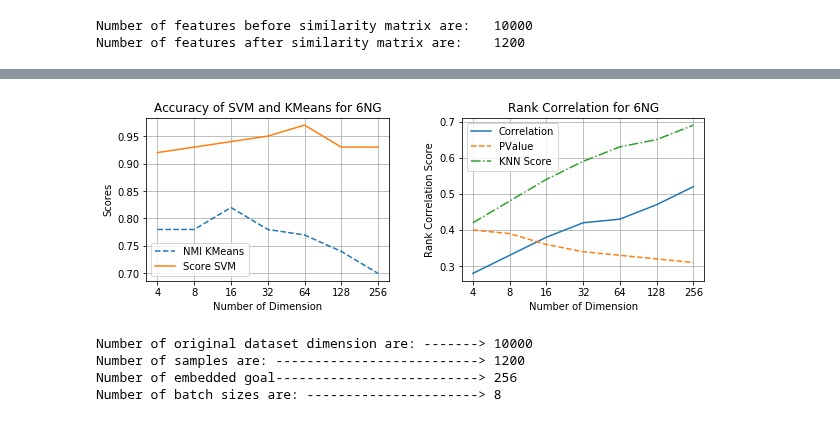
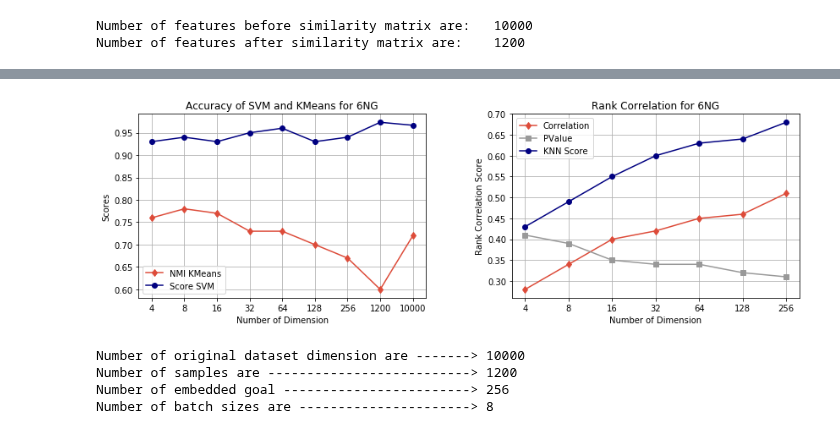
Before and after one commit to saman-nia/Deep-Learning-for-Dimensionality-Reduction, a Jupyter notebook: Text Documents Dimensionality Reduction/K_dimensions.ipynb, the cells around one changed output, grey strips where cells are left out. Saved outputs shown, nothing was run; the diff lists cells and outputs as text; code cells hidden in the pictures.

Commit message:
Train Model with Different Dimensions

```diff
--- a/Text Documents Dimensionality Reduction/K_dimensions.ipynb
+++ b/Text Documents Dimensionality Reduction/K_dimensions.ipynb
@@ -425,7 +414,7 @@ beta1 = 0.9 #-------------------------------------- Decay rate 1.
 beta2 = 0.99 #------------------------------------- Decay rate 2
 learning_rate = 0.001 #---------------------------- Learning rate.
 n_batch = 8  #------------------------------------- Number of selection data in per step.
-epochs = 40 # ------------------------------------- Number of Epochs.
+epochs = 50 # ------------------------------------- Number of Epochs.
 n_interior = n_input // n_batch
 # %%
 n_embedded_code = [4, 8, 16, 32, 64, 128, 256]
@@ -501,36 +497,52 @@ for i_embedded_code in tqdm(n_embedded_code):
+# %%
+_X_train, _X_test, _y_train, _y_test = train_test_split(data_set, labels_set,
+                                                        test_size=0.25, random_state=42)
+clf1 = svm.SVC(kernel='linear', C=1.0).fit(_X_train, _y_train)
+_Xtrain, _Xtest, _ytrain, _ytest = train_test_split(X_train, y_train,
+                                                    test_size=0.25, random_state=42)
+clf2 = svm.SVC(kernel='linear', C=1.0).fit(_Xtrain, _ytrain)
+accuracySM = metrics.accuracy_score(_y_test, clf1.predict(_X_test))
+accuracyML = metrics.accuracy_score(_ytest, clf2.predict(_Xtest))
+score_svm.append(accuracySM)
+score_svm.append(accuracyML)
+# %%
+pred_KMeans_sim = k_means(data_set, n_groups)
+nmi_KMeans_sim = normalized_mutual_info_score(labels_set, pred_KMeans_sim)
+NMI_step.append(round(nmi_KMeans_sim, 2))
+pred_KMeans_org = k_means(X_train, n_groups)
+nmi_KMeans_org = normalized_mutual_info_score(labels_set, pred_KMeans_org)
+NMI_step.append(round(nmi_KMeans_org, 2))
 # %%
-xi = [i for i in range(0, len(steps))]
-plt.figure(figsize=(10,3))
+plt.figure(figsize=(14,4))
 plt.subplots_adjust(wspace=0.3, hspace=0.3)
 plt.subplot(1,2,1)
-plt.plot(xi, NMI_step, linestyle='--',  label = 'NMI KMeans')
-plt.plot(xi, score_svm, linestyle='-', label = 'Score SVM')
+plt.plot(xi1, NMI_step, color='#DD4B39',  label = 'NMI KMeans', marker='d')
+plt.plot(xi1, score_svm, color='#000080', label = 'Score SVM', marker='o')
 plt.xlabel('Number of Dimension'),plt.ylabel('Scores')
 plt.title('Accuracy of SVM and KMeans for {:d}NG'.format(len(categories_lables)))
-plt.xticks(xi, steps)
+plt.xticks(xi1, steps1)
 plt.grid()
 plt.legend()
 plt.subplot(1,2,2)
-plt.plot(xi, list_rhos, linestyle='-', label ='Correlation')
-plt.plot(xi, list_pvals, linestyle='--', label ='PValue')
-plt.plot(xi, l_mean, linestyle='-.', label ='KNN Score')
+plt.plot(xi2, list_rhos, color='#DD4B39', label ='Correlation', marker='d')
+plt.plot(xi2, list_pvals, color='#999999', label ='PValue', marker='s')
+plt.plot(xi2, l_mean, color='#000080', label ='KNN Score', marker='o')
 plt.xlabel('Number of Dimension'),plt.ylabel('Rank Correlation Score')
 plt.title('Rank Correlation for {:d}NG'.format(len(categories_lables)))
-plt.xticks(xi, steps)
+plt.xticks(xi2, steps2)
 plt.grid()
 plt.legend()
-
 plt.show()
-print('\nNumber of original dataset dimension are: ------->',X_train.shape[1])
-print('Number of samples are: -------------------------->',n_input)
-print('Number of embedded goal-------------------------->',n_code)
-print('Number of batch sizes are: ---------------------->',n_batch)
+print('\nNumber of original dataset dimension are ------->',X_train.shape[1])
+print('Number of samples are -------------------------->',n_input)
+print('Number of embedded goal ------------------------>',n_code)
+print('Number of batch sizes are ---------------------->',n_batch)
 # %% [output]
-[figure, old version]
+[figure, new version]
-Number of original dataset dimension are: -------> 10000
-Number of samples are: --------------------------> 1200
-Number of embedded goal--------------------------> 256
-Number of batch sizes are: ----------------------> 8
+Number of original dataset dimension are -------> 10000
+Number of samples are --------------------------> 1200
+Number of embedded goal ------------------------> 256
+Number of batch sizes are ----------------------> 8
 # %%
 top_Kbatch_NN = sorted(zip(map(lambda x: round(x, 2), l_mean), steps), reverse=True)[:7]
 top_Kbatch_Corr = sorted(zip(map(lambda x: round(x, 2), list_rhos), steps), reverse=True)[:7]
```
Also changed, not shown: parts of 7 cells of this notebook.
